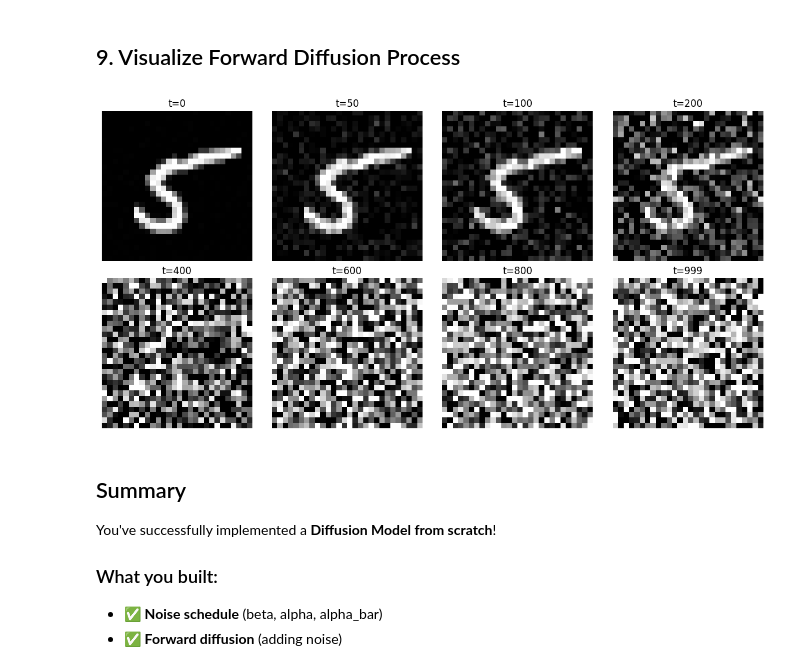
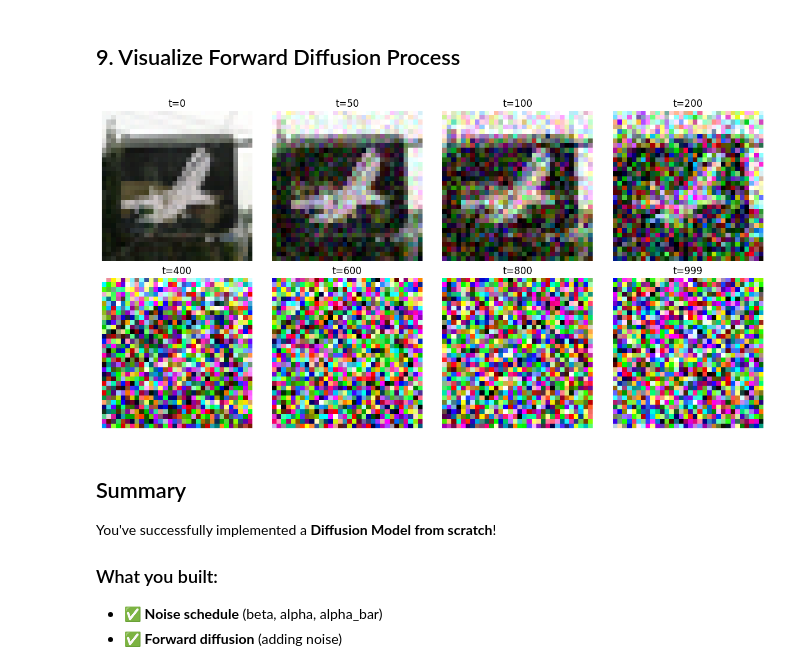
Before and after one commit to arcy405/diffusionModelScratch, a Jupyter notebook: diffusionModel.ipynb, the cells around one changed output. Saved outputs shown, nothing was run; the diff lists cells and outputs as text; code cells hidden in the pictures.

```diff
--- a/diffusionModel.ipynb
+++ b/diffusionModel.ipynb
@@ -501,7 +801,7 @@ else:
 # %%
 # Generate images
 print("Generating images...")
-generated = sample(model, (8, 1, 28, 28), device)
+generated = sample(model, (8, IMAGE_CHANNELS, IMAGE_SIZE, IMAGE_SIZE), device)
 
 # Denormalize for visualization
 generated = (generated + 1) / 2  # From [-1, 1] to [0, 1]
@@ -512,8 +812,18 @@ fig, axes = plt.subplots(2, 4, figsize=(12, 6))
 axes = axes.flatten()
 
 for i in range(8):
-    img = generated[i].squeeze().cpu().numpy()
-    axes[i].imshow(img, cmap='gray')
+    img = generated[i].cpu().numpy()
+
+    # Handle different channel formats
+    if IMAGE_CHANNELS == 1:
+        # Grayscale: [1, H, W] -> [H, W]
+        img = img.squeeze(0)
+        axes[i].imshow(img, cmap='gray')
+    else:
+        # RGB: [C, H, W] -> [H, W, C]
+        img = img.transpose(1, 2, 0)
+        axes[i].imshow(img)
+
     axes[i].axis('off')
     axes[i].set_title(f'Generated {i+1}')
 
@@ -540,25 +850,35 @@ plt.show()
 # %%
 # Visualize how noise is added over time
 test_image, _ = next(iter(loader))
 test_image = test_image[0:1].to(device)
 
 timesteps_to_show = [0, 50, 100, 200, 400, 600, 800, 999]
 fig, axes = plt.subplots(2, 4, figsize=(12, 6))
 axes = axes.flatten()
 
 for idx, t in enumerate(timesteps_to_show):
     t_tensor = torch.tensor([t], device=device)
     noisy = q_sample(test_image, t_tensor)
-    img = (noisy[0].squeeze().cpu().numpy() + 1) / 2
+    img = (noisy[0].cpu().numpy() + 1) / 2
     img = np.clip(img, 0, 1)
-    axes[idx].imshow(img, cmap='gray')
+
+    # Handle different channel formats
+    if IMAGE_CHANNELS == 1:
+        # Grayscale: [1, H, W] -> [H, W]
+        img = img.squeeze(0)
+        axes[idx].imshow(img, cmap='gray')
+    else:
+        # RGB: [C, H, W] -> [H, W, C]
+        img = img.transpose(1, 2, 0)
+        axes[idx].imshow(img)
+
     axes[idx].axis('off')
     axes[idx].set_title(f't={t}')
 
 plt.tight_layout()
 plt.show()
 # %% [output]
-[figure, old version]
+[figure, new version]
 # %% [markdown]
 ## Summary
 
```
Also changed, not shown: parts of 16 cells of this notebook.
